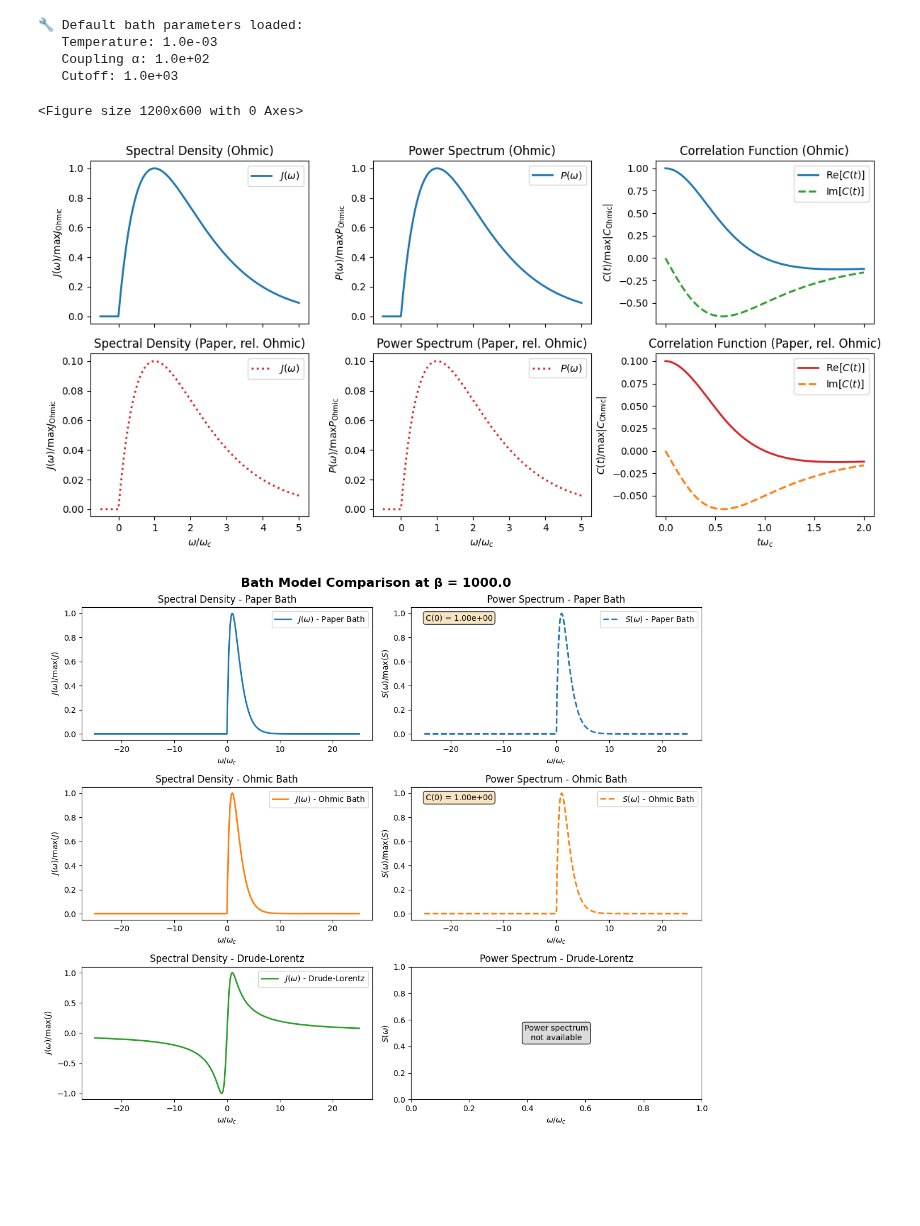
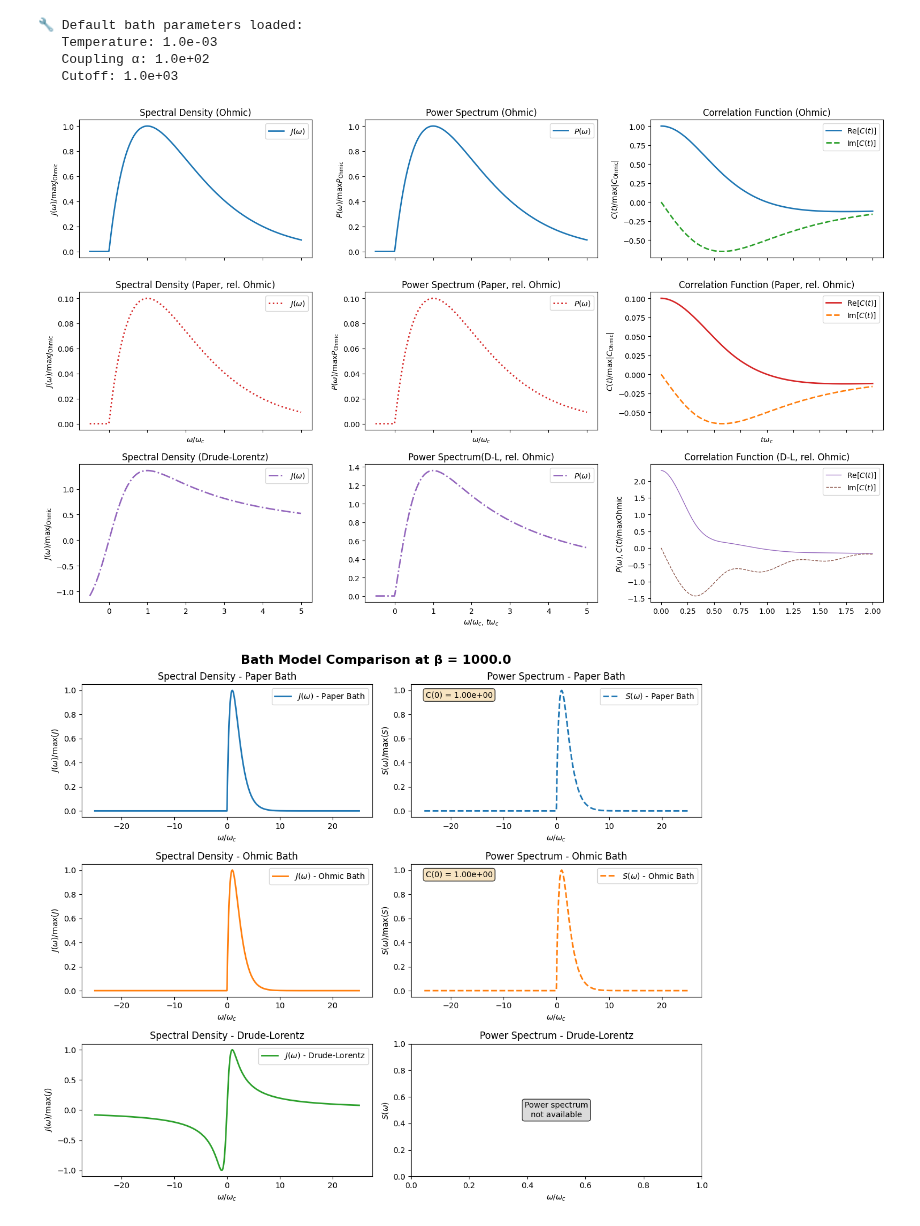
Before and after one commit to LBPhysics/2025_master_thesis_leopold_bodamer, a Jupyter notebook: code/python/notebooks/test_baths.ipynb, the cells around one changed output. Cells and saved outputs as stored; diff of their text form; code cells hidden in the pictures; blank space fills up the shorter version.

```diff
--- a/code/python/notebooks/test_baths.ipynb
+++ b/code/python/notebooks/test_baths.ipynb
@@ -171,16 +171,27 @@ print(f"   Cutoff: {args_paper['cutoff']:.1e}")
    Cutoff: 1.0e+03
 # %%
 # =============================
-# SEPARATE AXIS PLOTS FOR PAPER AND OHMIC BATHS
+# SEPARATE AXIS PLOTS FOR PAPER, OHMIC, AND DRUDE-LORENTZ BATHS
 # =============================
 
-# Frequency ranges for each bath using their own cutoff
-omega_paper = np.linspace(-0.5 * args_paper["cutoff"], 5 * args_paper["cutoff"], 500)
-omega_ohmic = np.linspace(-0.5 * args_ohmic["cutoff"], 5 * args_ohmic["cutoff"], 500)
+args_drude_lorentz = {"lambda": args_drude_lorentz["lambda"], "cutoff": args_drude_lorentz["cutoff"], "Boltzmann": args_paper["Boltzmann"],
+    "hbar": args_paper["hbar"],
+    "Temp": args_paper["Temp"]
+}
+Lorentzian_env = BosonicEnvironment.from_spectral_density(
+    lambda w: spectral_density_func_drude_lorentz(w, args_drude_lorentz),
+    wMax=10 * args_drude_lorentz["cutoff"],
+    T=args_drude_lorentz["Temp"]
+)
+
+# Frequency range for each bath
+omega = np.linspace(-0.5 * args_paper["cutoff"], 5 * args_paper["cutoff"], 500)
 
 # Power spectrum and spectral density for each bath
-P_vals_paper = Power_spectrum_func_paper(omega_paper, args_paper)
-J_vals_paper = spectral_density_func_paper(omega_paper, args_paper)
+P_vals_paper = Power_spectrum_func_paper(omega, args_paper)
+J_vals_paper = spectral_density_func_paper(omega, args_paper)
+P_vals_drude_lorentz = Lorentzian_env.power_spectrum(omega)
+J_vals_drude_lorentz = spectral_density_func_drude_lorentz(omega, args_drude_lorentz)
 
 bath_ohmic = OhmicEnvironment(
     T=args_ohmic["Temp"],
@@ -191,70 +202,87 @@ bath_ohmic = OhmicEnvironment(
 spec_fct_ohmic = bath_ohmic.spectral_density
 P_fct_ohmic = bath_ohmic.power_spectrum
 
-P_vals_ohmic = P_fct_ohmic(omega_ohmic)
-J_vals_ohmic = spec_fct_ohmic(omega_ohmic)
+P_vals_ohmic = P_fct_ohmic(omega)
+J_vals_ohmic = spec_fct_ohmic(omega)
 
 # Time axes for correlation functions
-times_paper = np.linspace(0, 2 / args_paper["cutoff"], 500)
-times_ohmic = np.linspace(0, 2 / args_ohmic["cutoff"], 500)
+times = np.linspace(0, 2 / args_paper["cutoff"], 500)
 
-corr_paper = BosonicEnvironment.from_power_spectrum(
+corr_paper = BosonicEnvironment.from_power_spectrum( # TODO NOT 100% with paper -> used qutip to compute correlation function
     lambda w: Power_spectrum_func_paper(w, args_paper),
     wMax=10 * args_paper["cutoff"],
     T=args_paper["Temp"]
-).correlation_function(times_paper)
+).correlation_function(times)
+corr_ohmic = bath_ohmic.correlation_function(times)
+corr_DL = Lorentzian_env.correlation_function(times)
 
-corr_ohmic = bath_ohmic.correlation_function(times_ohmic)
+# Create 2x4 subplots with shared x-axes for each column
+fig, axes = plt.subplots(3, 3, figsize=(16, 10), sharex='col')
 
-plt.figure(figsize=(12, 6))
-# Create 2x3 subplots with shared x-axes for each column
-fig, axes = plt.subplots(2, 3, figsize=(12, 6), sharex='col')
 # --- Ohmic Bath Subplots (first row) ---
 J_max_ohmic = np.max(np.abs(J_vals_ohmic)) if np.any(J_vals_ohmic != 0) else 1
 P_max_ohmic = np.max(np.abs(P_vals_ohmic)) if np.any(P_vals_ohmic != 0) else 1
 C_max_ohmic = np.max(np.abs(corr_ohmic)) if np.any(corr_ohmic != 0) else 1
 
-axes[0, 0].plot(omega_ohmic / args_ohmic["cutoff"], J_vals_ohmic / J_max_ohmic, color='C0', linestyle='solid', label=r"$J(\omega)$", linewidth=2)
+axes[0, 0].plot(omega / args_ohmic["cutoff"], J_vals_ohmic / J_max_ohmic, color='C0', linestyle='solid', label=r"$J(\omega)$", linewidth=2)
 axes[0, 0].set_ylabel(r"$J(\omega) / \max J_\mathrm{Ohmic}$")
 axes[0, 0].set_title("Spectral Density (Ohmic)")
 axes[0, 0].legend()
 
-axes[0, 1].plot(omega_ohmic / args_ohmic["cutoff"], P_vals_ohmic / P_max_ohmic, color='C0', linestyle='solid', label=r"$P(\omega)$", linewidth=2)
+axes[0, 1].plot(omega / args_ohmic["cutoff"], P_vals_ohmic / P_max_ohmic, color='C0', linestyle='solid', label=r"$P(\omega)$", linewidth=2)
 axes[0, 1].set_ylabel(r"$P(\omega) / \max P_\mathrm{Ohmic}$")
 axes[0, 1].set_title("Power Spectrum (Ohmic)")
 axes[0, 1].legend()
 
-axes[0, 2].plot(times_ohmic * args_ohmic["cutoff"], np.real(corr_ohmic) / C_max_ohmic, color='C0', linestyle='solid', label=r"Re$[C(t)]$", linewidth=2)
-axes[0, 2].plot(times_ohmic * args_ohmic["cutoff"], np.imag(corr_ohmic) / C_max_ohmic, color='C2', linestyle='dashed', label=r"Im$[C(t)]$", linewidth=2)
+axes[0, 2].plot(times * args_ohmic["cutoff"], np.real(corr_ohmic) / C_max_ohmic, color='C0', linestyle='solid', label=r"Re$[C(t)]$", linewidth=2)
+axes[0, 2].plot(times * args_ohmic["cutoff"], np.imag(corr_ohmic) / C_max_ohmic, color='C2', linestyle='dashed', label=r"Im$[C(t)]$", linewidth=2)
 axes[0, 2].set_ylabel(r"$C(t) / \max |C_\mathrm{Ohmic}|$")
 axes[0, 2].set_title("Correlation Function (Ohmic)")
 axes[0, 2].legend()
 
 # --- Paper Bath Subplots (second row, normalized to Ohmic) ---
-axes[1, 0].plot(omega_paper / args_paper["cutoff"], J_vals_paper / J_max_ohmic, color='C3', linestyle='dotted', label=r"$J(\omega)$", linewidth=2)
+axes[1, 0].plot(omega / args_paper["cutoff"], J_vals_paper / J_max_ohmic, color='C3', linestyle='dotted', label=r"$J(\omega)$", linewidth=2)
 axes[1, 0].set_xlabel(r"$\omega / \omega_c$")
 axes[1, 0].set_ylabel(r"$J(\omega) / \max J_\mathrm{Ohmic}$")
 axes[1, 0].set_title("Spectral Density (Paper, rel. Ohmic)")
 axes[1, 0].legend()
 
-axes[1, 1].plot(omega_paper / args_paper["cutoff"], P_vals_paper / P_max_ohmic, color='C3', linestyle='dotted', label=r"$P(\omega)$", linewidth=2)
+axes[1, 1].plot(omega / args_paper["cutoff"], P_vals_paper / P_max_ohmic, color='C3', linestyle='dotted', label=r"$P(\omega)$", linewidth=2)
 axes[1, 1].set_xlabel(r"$\omega / \omega_c$")
 axes[1, 1].set_ylabel(r"$P(\omega) / \max P_\mathrm{Ohmic}$")
 axes[1, 1].set_title("Power Spectrum (Paper, rel. Ohmic)")
 axes[1, 1].legend()
 
-axes[1, 2].plot(times_paper * args_paper["cutoff"], np.real(corr_paper) / C_max_ohmic, color='C3', linestyle='solid', label=r"Re$[C(t)]$", linewidth=2)
-axes[1, 2].plot(times_paper * args_paper["cutoff"], np.imag(corr_paper) / C_max_ohmic, color='C1', linestyle='dashed', label=r"Im$[C(t)]$", linewidth=2)
+axes[1, 2].plot(times * args_paper["cutoff"], np.real(corr_paper) / C_max_ohmic, color='C3', linestyle='solid', label=r"Re$[C(t)]$", linewidth=2)
+axes[1, 2].plot(times * args_paper["cutoff"], np.imag(corr_paper) / C_max_ohmic, color='C1', linestyle='dashed', label=r"Im$[C(t)]$", linewidth=2)
 axes[1, 2].set_xlabel(r"$t \omega_c$")
 axes[1, 2].set_ylabel(r"$C(t) / \max |C_\mathrm{Ohmic}|$")
 axes[1, 2].set_title("Correlation Function (Paper, rel. Ohmic)")
 axes[1, 2].legend()
 
+# --- Drude-Lorentz Bath Subplots (second row, normalized to Ohmic) ---
+axes[2, 1].plot(omega / args_drude_lorentz["cutoff"], P_vals_drude_lorentz / P_max_ohmic, color='C4', linestyle='dashdot', label=r"$P(\omega)$", linewidth=2)
+axes[2, 1].set_xlabel(r"$\omega / \omega_c$, $t \omega_c$")
+axes[2, 1].set_title("Power Spectrum(D-L, rel. Ohmic)")
+axes[2, 1].legend()
+
+axes[2, 2].plot(times * args_drude_lorentz["cutoff"], np.real(corr_DL) / C_max_ohmic, color='C4', linestyle='solid', label=r"Re$[C(t)]$", linewidth=1)
+axes[2, 2].plot(times * args_drude_lorentz["cutoff"], np.imag(corr_DL) / C_max_ohmic, color='C5', linestyle='dashed', label=r"Im$[C(t)]$", linewidth=1)
+axes[2, 2].set_ylabel(r"$P(\omega), C(t) / \max \mathrm{Ohmic}$")
+axes[2, 2].set_title("Correlation Function (D-L, rel. Ohmic)")
+axes[2, 2].legend()
+
+
+# --- Drude-Lorentz Bath Subplots (first row, fourth column) ---
+axes[2, 0].plot(omega / args_drude_lorentz["cutoff"], J_vals_drude_lorentz / J_max_ohmic, color='C4', linestyle='dashdot', label=r"$J(\omega)$", linewidth=2)
+axes[2, 0].set_ylabel(r"$J(\omega) / \max J_\mathrm{Ohmic}$")
+axes[2, 0].set_title("Spectral Density (Drude-Lorentz)")
+axes[2, 0].legend()
+
 plt.tight_layout()
 plt.show()
 # %% [output]
-<Figure size 1200x600 with 0 Axes>
-[figure, old version]
+[figure, new version]
 # %%
 # =============================
 # ENHANCED PLOTTING FUNCTIONS
```
Also changed, not shown: 1 other file.
